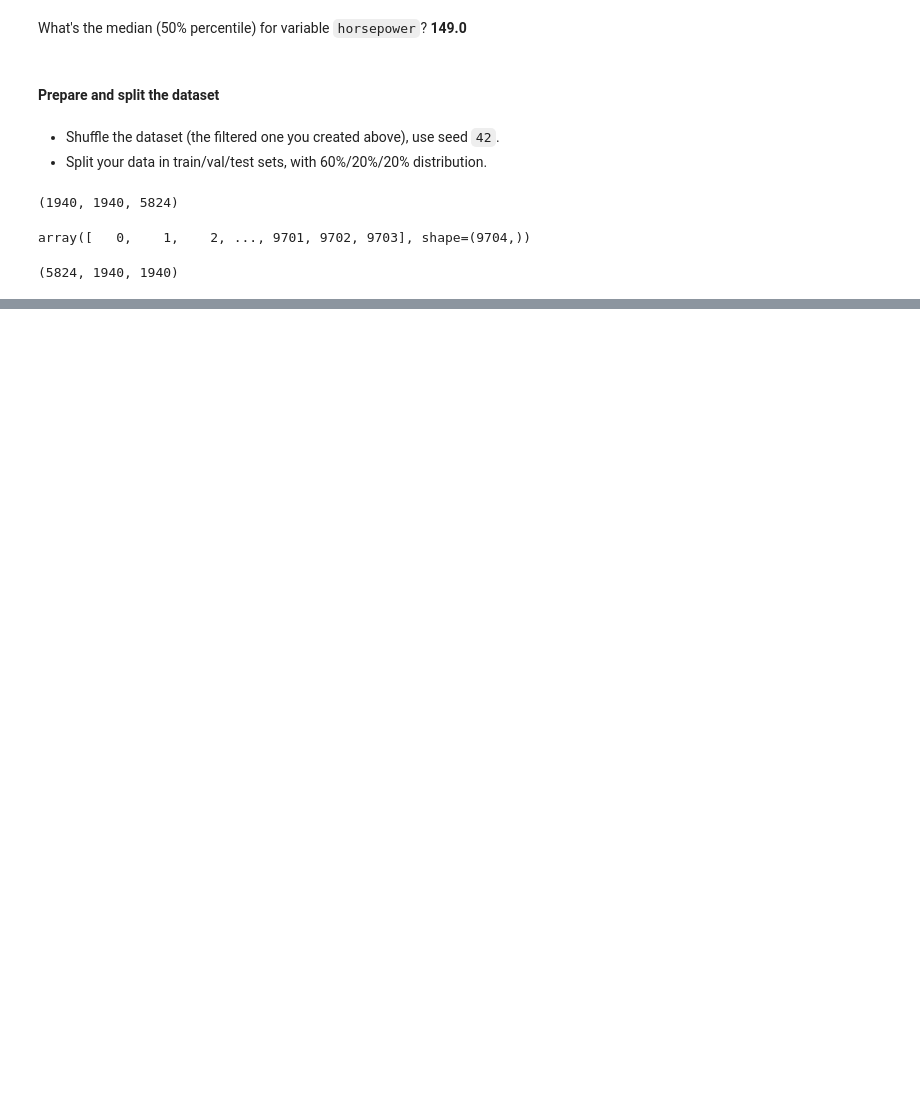
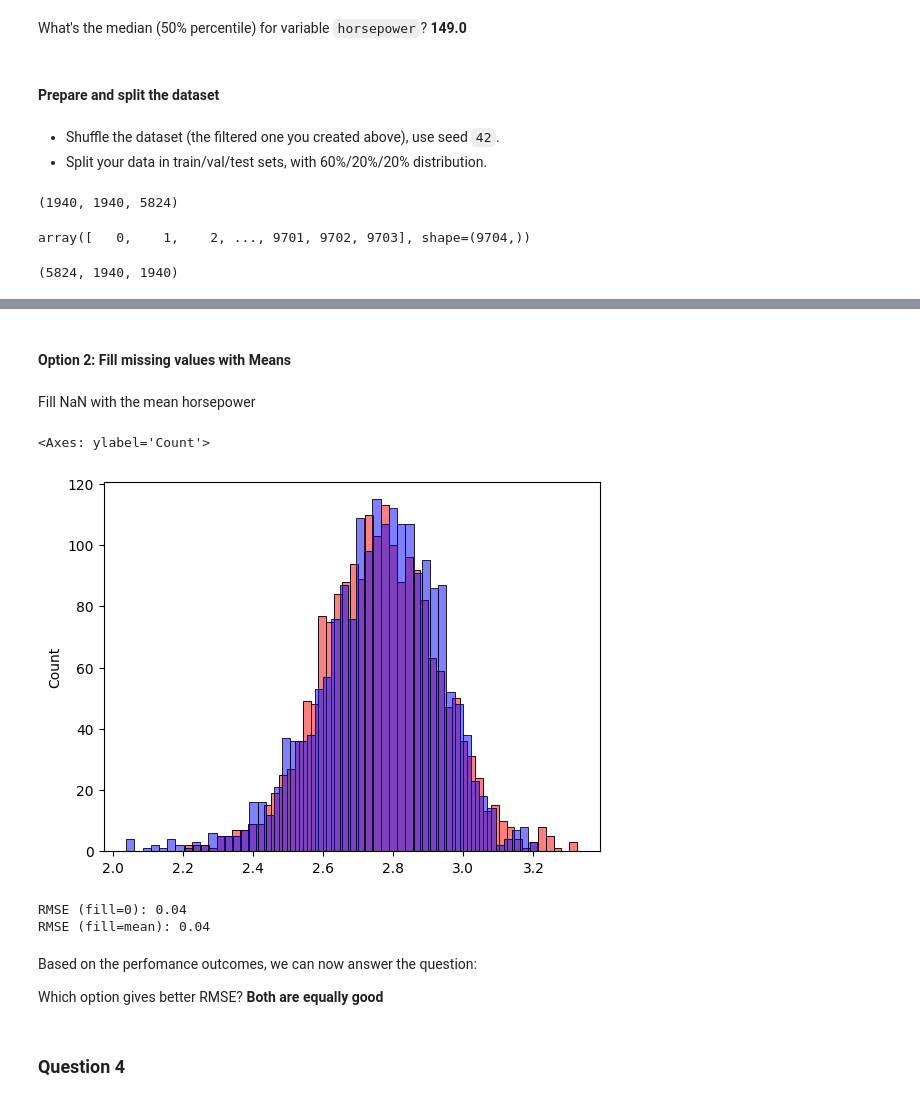
Before and after one commit to ethanaire/Machine-Learning-Zoomcamp-2025, a Jupyter notebook: 02-regression/02-homework.ipynb, the cells around one changed output, grey strips where cells are left out. Saved outputs shown, nothing was run; the diff lists cells and outputs as text; code cells hidden in the pictures; blank space fills up the shorter version.

```diff
--- a/02-regression/02-homework.ipynb
+++ b/02-regression/02-homework.ipynb
@@ -128,0 +183,20 @@ len(y_train), len(y_val), len(y_test)
+# %% [markdown]
+#### Option 2: Fill missing values with Means
+# %% [markdown]
+Fill NaN with the mean horsepower
+# %%
+mean_hp = df_train['horsepower'].mean()
+
+X_train_mean = df_train.fillna({'horsepower': mean_hp})
+X_val_mean = df_val.fillna({'horsepower': mean_hp})
+# %%
+# Train model
+w_mean, w = train_linear_regression(X_train_mean.values, y_train)
+# %%
+y_pred_mean = w_mean + X_val_mean.dot(w)
+# %%
+sns.histplot(y_pred_mean, color='red', alpha=0.5, bins=50)
+sns.histplot(y_val, color='blue', alpha=0.5, bins=50)
+# %% [output]
+<Axes: ylabel='Count'>
+[figure, added]
@@ -128,0 +205,12 @@ len(y_train), len(y_val), len(y_test)
+# %%
+print("RMSE (fill=0):", round(rmse_0, 2))
+print("RMSE (fill=mean):", round(rmse_mean, 2))
+# %% [output]
+RMSE (fill=0): 0.04
+RMSE (fill=mean): 0.04
+# %% [markdown]
+Based on the perfomance outcomes, we can now answer the question:
+
+Which option gives better RMSE? **Both are equally good**
+# %% [markdown]
+### Question 4
```
Also changed, not shown: parts of 15 cells of this notebook.
